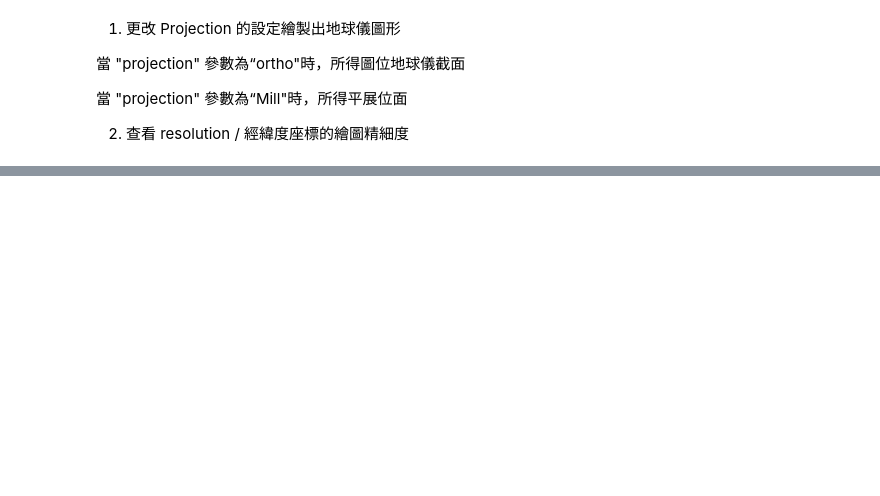
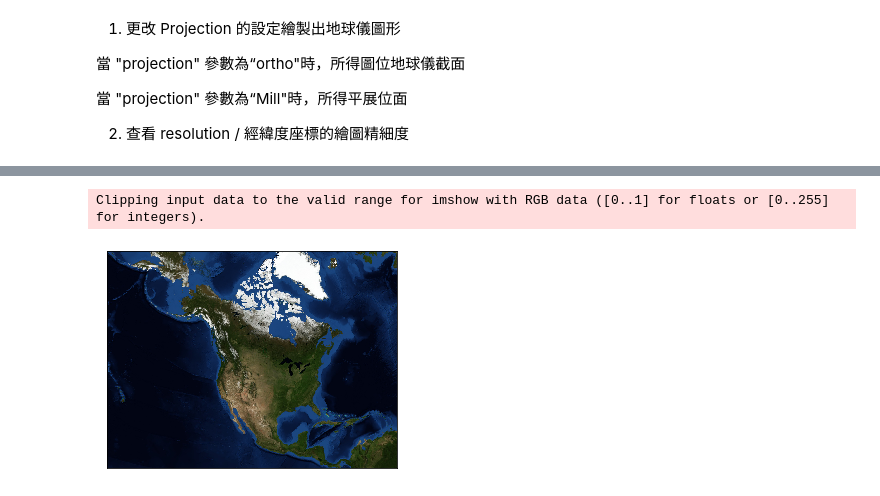
Before and after one commit to yuki1214888/-Python-, a Jupyter notebook: D24 Basemap 進行地理資訊繪圖.ipynb, the cells around one changed output, grey strips where cells are left out. Cells and saved outputs as stored; diff of their text form; code cells hidden in the pictures; blank space fills up the shorter version.

```diff
--- a/D24 Basemap 進行地理資訊繪圖.ipynb
+++ b/D24 Basemap 進行地理資訊繪圖.ipynb
@@ -62,0 +109,12 @@ The dedent function was deprecated in Matplotlib 3.1 and will be removed in 3.3.
+# %%
+m = Basemap(width=12000000,height=9000000,projection='lcc',
+            resolution=None,lat_1=45.,lat_2=55,lat_0=50,lon_0=-107.)
+
+#選用NASA 寶石藍輸出
+m.bluemarble()
+
+#秀圖
+plt.show()
+# %% [output]
+Clipping input data to the valid range for imshow with RGB data ([0..1] for floats or [0..255] for integers).
+[figure, added]
```
Also changed, not shown: parts of 5 cells of this notebook.
